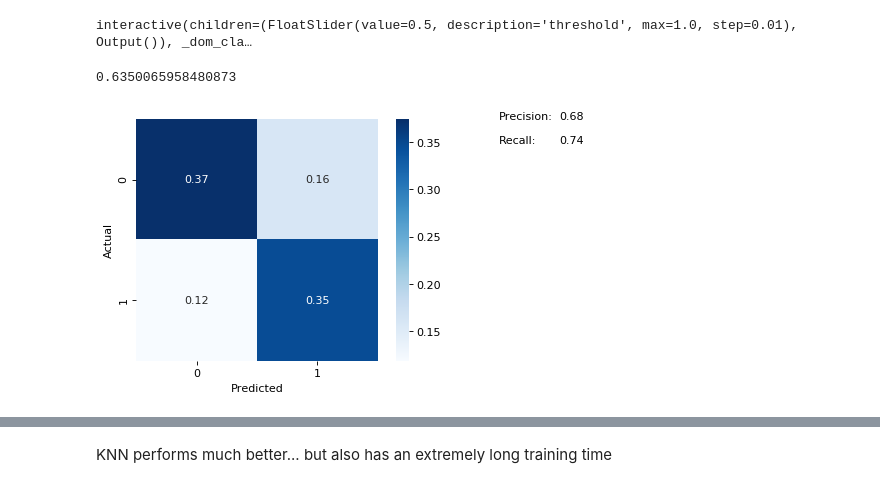
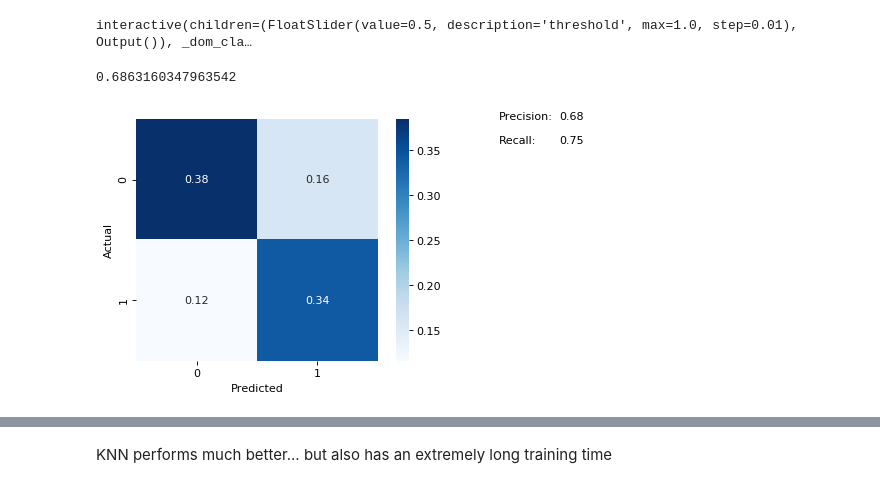
Before and after one commit to KunojiLym/metis_project_3, a Jupyter notebook: eda-fishing-all.ipynb, the cells around one changed output, grey strips where cells are left out. Drawn from its saved outputs; the diff is of its cells as text; code cells hidden in the pictures.

```diff
--- a/eda-fishing-all.ipynb
+++ b/eda-fishing-all.ipynb
@@ -24,7 +24,7 @@ RANDOM = 42
 # %%
 fishing_path = "./data/fishing boats/"
 
-gear_types = ["drifting_longlines", "fixed_gear", "pole_and_line", "purse_seines", "trawlers", "trollers"]
+gear_types = ["drifting_longlines", "fixed_gear", "pole_and_line", "purse_seines", "trawlers", "trollers", "unknown"]
 
 fishing_raw_dfs = defaultdict(pd.DataFrame)
 
@@ -184,14 +190,14 @@ interactive(lambda threshold: eda.make_confusion_matrix(model_logreg_cv, test_X,
 # %% [output]
 interactive(children=(FloatSlider(value=0.5, description='threshold', max=1.0, step=0.01), Output()), _dom_cla…
 # %%
-threshold = 0.11
+threshold = 0.37
 
 logreg_y = (model_logreg_cv.predict_proba(train_X)[:, 1] >= threshold)
 
 f1_score(train_y, logreg_y)
 # %% [output]
-0.6350065958480873
+0.6863160347963542
 # %%
-eda.make_confusion_matrix(model_logreg_cv, train_X, train_y, threshold=0.37, show_metrics=True)
+eda.make_confusion_matrix(model_logreg_cv, train_X, train_y, threshold=0.35, show_metrics=True)
 # %% [output]
-[figure, old version]
+[figure, new version]
```
Also changed, not shown: parts of 23 cells of this notebook, 3 other files.
